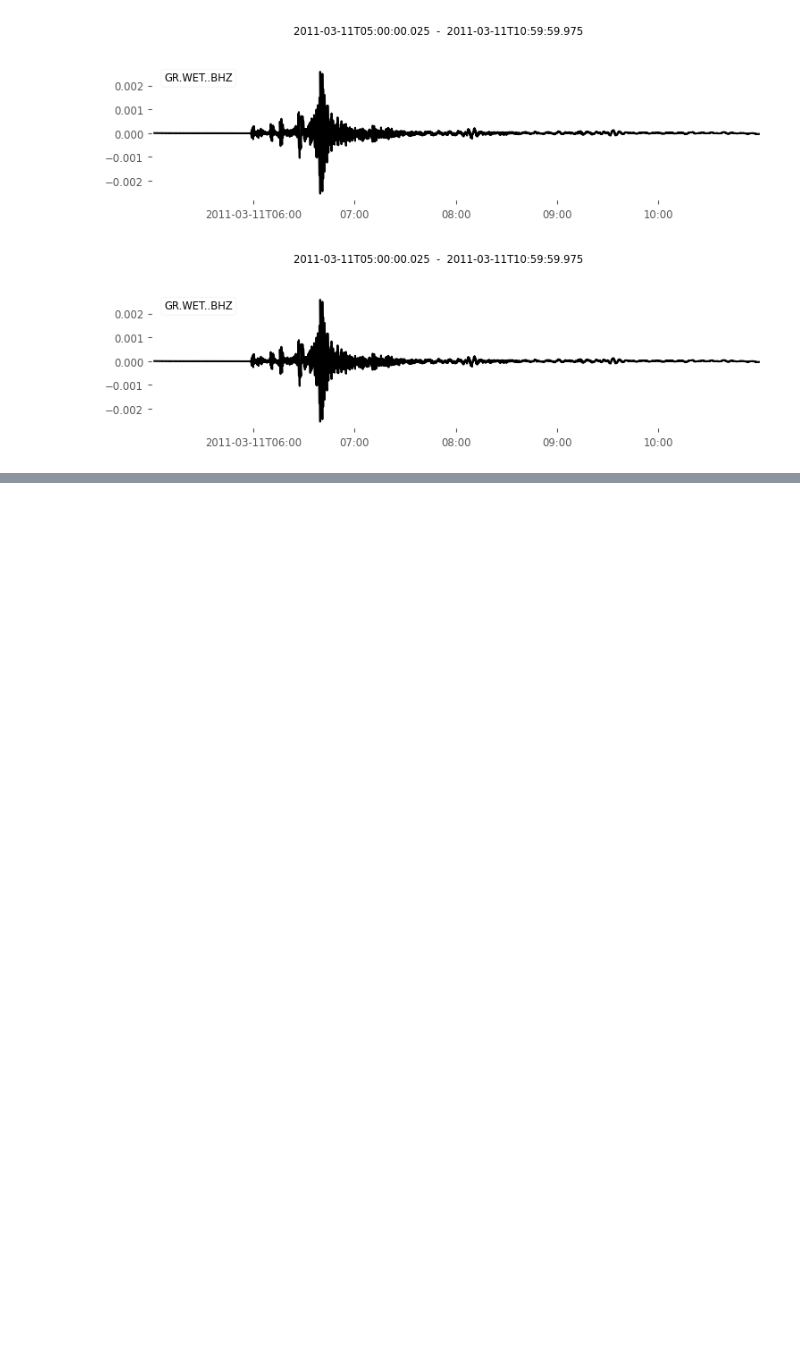
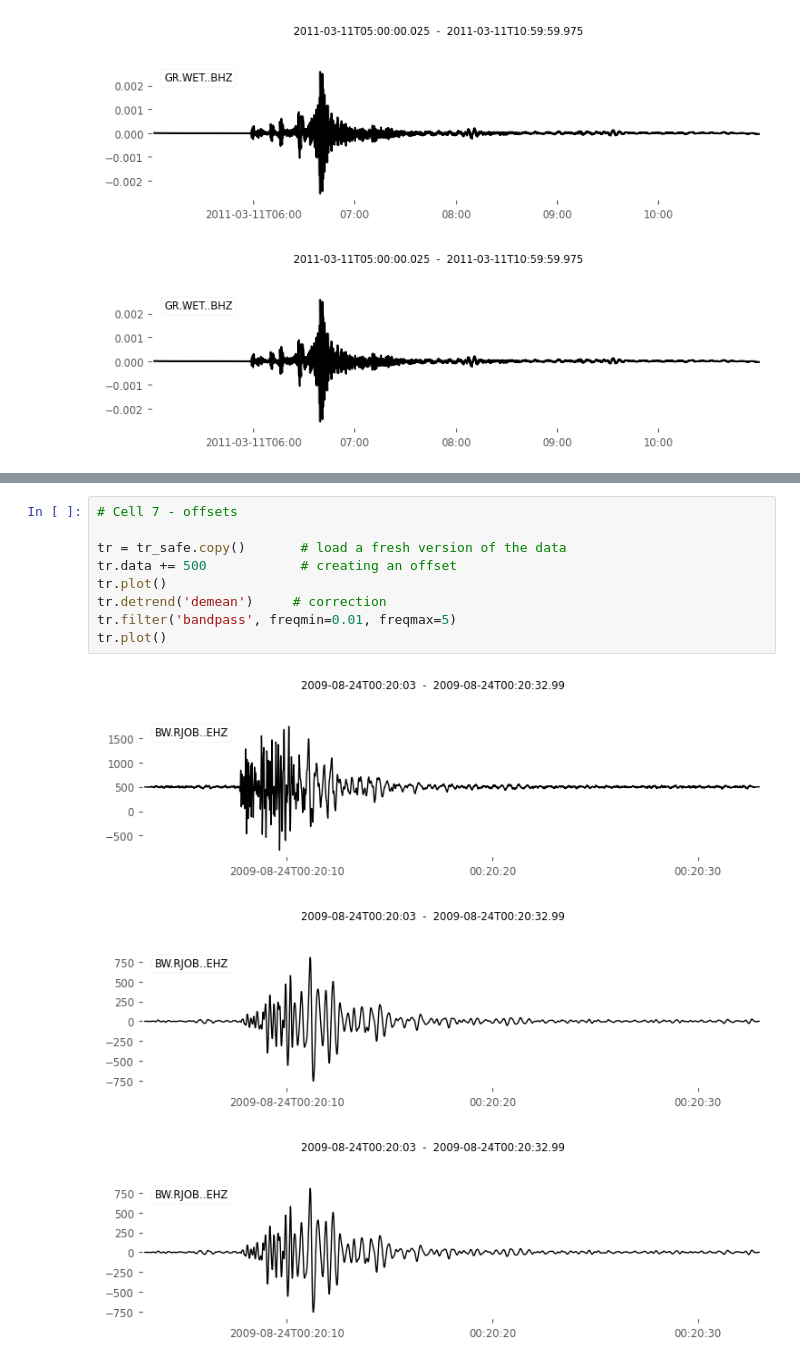
Before and after one commit to gaiazanella/gaia_scripts, a Jupyter notebook: cours_computational_seismology/spectral_analysis+preprocessing.ipynb, the cells around one changed output, grey strips where cells are left out. Cells and saved outputs as stored; diff of their text form; blank space fills up the shorter version.

```diff
--- a/cours_computational_seismology/spectral_analysis+preprocessing.ipynb
+++ b/cours_computational_seismology/spectral_analysis+preprocessing.ipynb
@@ -109,0 +230,13 @@ st.plot()
+# %%
+# Cell 7 - offsets
+
+tr = tr_safe.copy()       # load a fresh version of the data
+tr.data += 500            # creating an offset
+tr.plot()
+tr.detrend('demean')     # correction
+tr.filter('bandpass', freqmin=0.01, freqmax=5)
+tr.plot()
+# %% [output]
+[figure, added]
+[figure, added]
+[figure, added]
```
Also changed, not shown: parts of 5 cells of this notebook.
